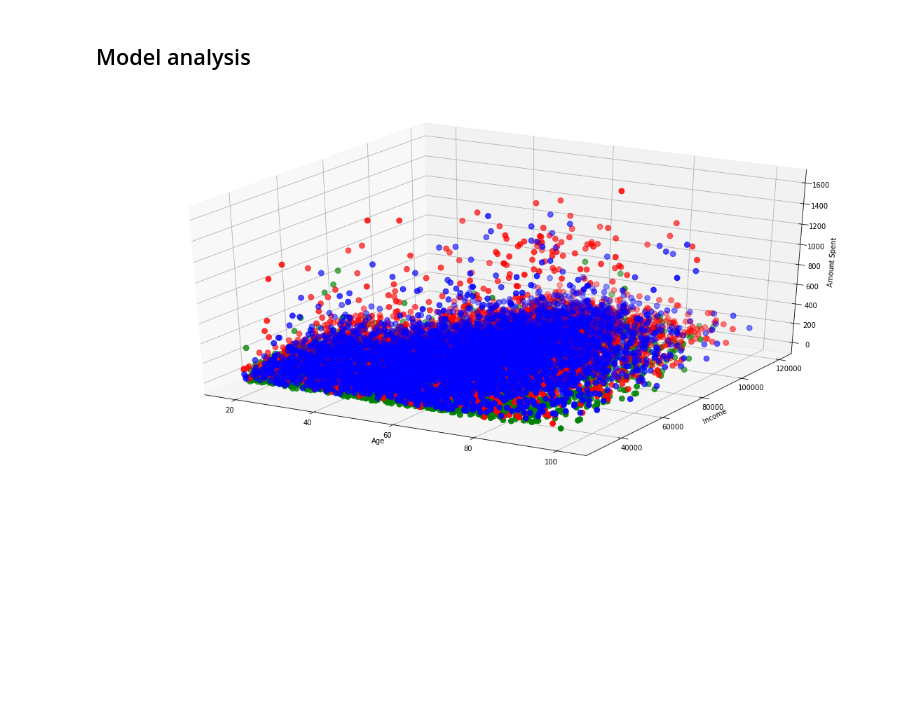
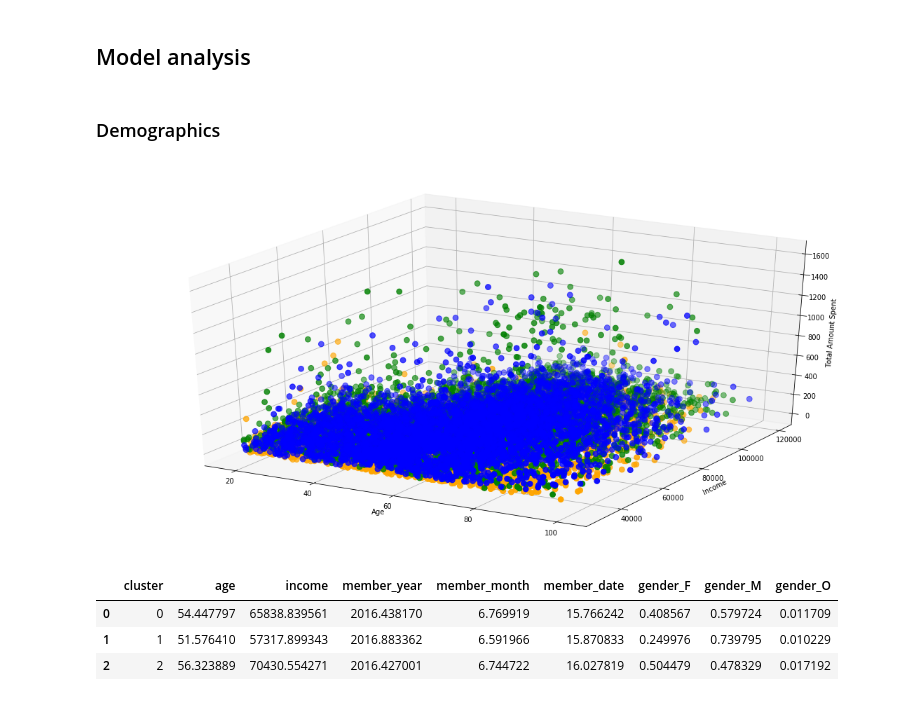
Before and after one commit to trant22t/data-science-nanodegree, a Jupyter notebook: starbucks_optimization_strategy/customer_segmentation/main.ipynb, the cells around one changed output. Drawn from its saved outputs; the diff is of its cells as text; code cells hidden in the pictures; blank space fills up the shorter version.

Commit message:
finish all visualizations for model analysis part of customer segmentation projects; rename main python notebooks

```diff
--- a/starbucks_optimization_strategy/customer_segmentation/customer_segmentation_2.ipynb
+++ b/starbucks_optimization_strategy/customer_segmentation/main.ipynb
@@ -142,6 +142,7 @@ viewed_ct_ids.head()
 # thus didn't get affected by the offer
 offer_completed = process_transcript('completed')
 completed_ct_ids = create_offer_count_features(offer_completed, 'completed')
+completed_ct_ids.drop('completed_count_informational_total', axis=1, inplace=True)
 completed_ct_ids.head()
 # %% [output]
 | offer_combo | person | completed_count_bogo_10_10_5 | completed_count_bogo_10_10_7 | completed_count_bogo_5_5_5 | completed_count_bogo_5_5_7 | ... |
@@ -478,7 +473,7 @@ pca_transformed = pca.transform(X)
 km = KMeans(n_clusters=3)
 clusters = km.fit_predict(pca_transformed)
 pca_df = pd.DataFrame(pca_transformed)
-pca_df['label'] = clusters
+pca_df['cluster'] = clusters
 pca_df
 # %% [output]
 |  | 0 | 1 | 2 | 3 | 4 | 5 | 6 | 7 | 8 | 9 | ... | ... |
@@ -499,23 +509,37 @@ pca_df
+# %% [markdown]
+### Demographics
 # %%
 final_data = pd.concat([pca_df, modeling_data], axis=1)
 # %%
 fig = plt.figure(figsize=(20, 10))
 ax = fig.add_subplot(111, projection='3d')
-ax.scatter(final_data[final_data['label'] == 0]['age'],
-           final_data[final_data['label'] == 0]['income'],
-           final_data[final_data['label'] == 0]['total_spent'],
+ax.scatter(final_data[final_data['cluster'] == 0]['age'],
+           final_data[final_data['cluster'] == 0]['income'],
+           final_data[final_data['cluster'] == 0]['total_spent'],
            c='blue', s=60)
-ax.scatter(final_data[final_data['label'] == 1]['age'],
-           final_data[final_data['label'] == 1]['income'],
-           final_data[final_data['label'] == 1]['total_spent'],
-           c='red', s=60)
-ax.scatter(final_data[final_data['label'] == 2]['age'],
-           final_data[final_data['label'] == 2]['income'],
-           final_data[final_data['label'] == 2]['total_spent'],
+ax.scatter(final_data[final_data['cluster'] == 1]['age'],
+           final_data[final_data['cluster'] == 1]['income'],
+           final_data[final_data['cluster'] == 1]['total_spent'],
+           c='orange', s=60)
+ax.scatter(final_data[final_data['cluster'] == 2]['age'],
+           final_data[final_data['cluster'] == 2]['income'],
+           final_data[final_data['cluster'] == 2]['total_spent'],
            c='green', s=60)
 plt.xlabel('Age')
 plt.ylabel('Income')
-ax.set_zlabel('Amount Spent')
+ax.set_zlabel('Total Amount Spent')
 plt.show()
 # %% [output]
-[figure, old version]
+[figure, new version]
+# %%
+centers = km.cluster_centers_
+centers_pca = pca.inverse_transform(centers)
+centers_raw = scaler.inverse_transform(centers_pca)
+centers_df = pd.DataFrame(centers_raw, columns=modeling_data.columns)
+centers_df['cluster'] = [0, 1, 2]
+centers_df.filter(['cluster', 'age', 'income', 'member_year', 'member_month', 'member_date', 'gender_F', 'gender_M', 'gender_O'])
+# %% [output]
+|  | cluster | age | income | member_year | member_month | member_date | gender_F | gender_M | gender_O |
+| 0 | 0 | 54.447797 | 65838.839561 | 2016.438170 | 6.769919 | 15.766242 | 0.408567 | 0.579724 | 0.011709 |
+| 1 | 1 | 51.576410 | 57317.899343 | 2016.883362 | 6.591966 | 15.870833 | 0.249976 | 0.739795 | 0.010229 |
+| 2 | 2 | 56.323889 | 70430.554271 | 2016.427001 | 6.744722 | 16.027819 | 0.504479 | 0.478329 | 0.017192 |
```
Also changed, not shown: parts of 22 cells of this notebook, 2 other files.
